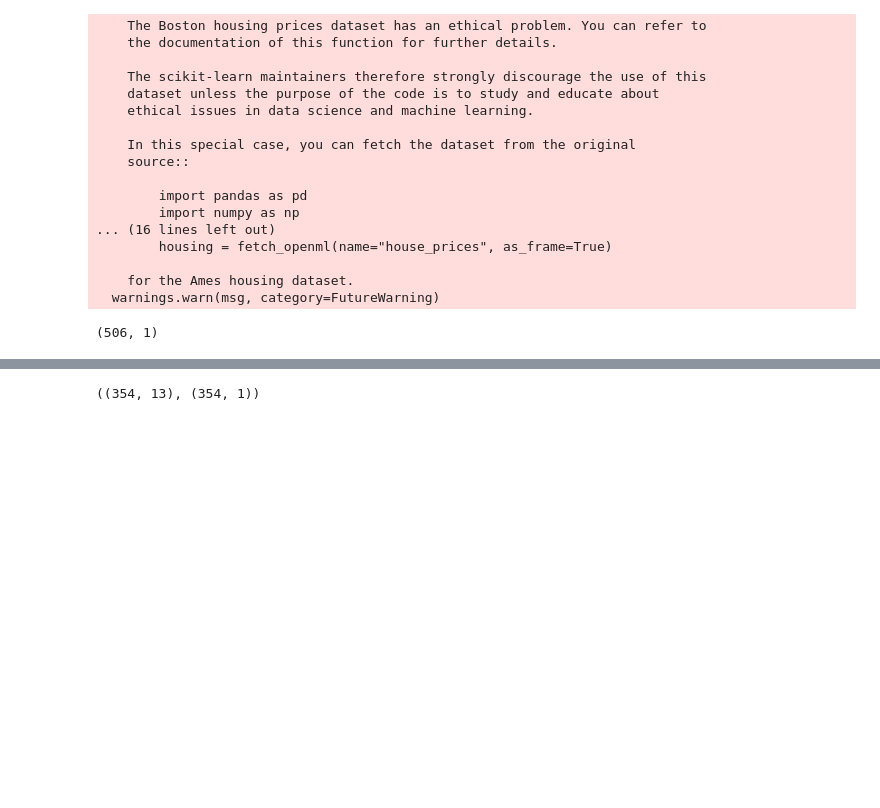
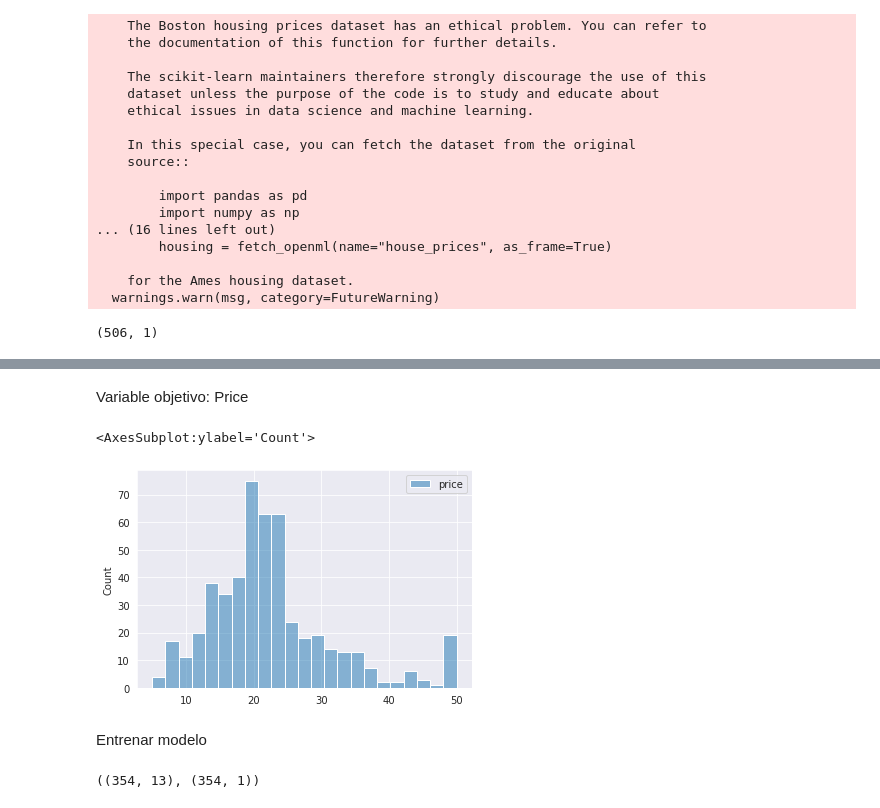
Before and after one commit to jeo10/datamining-frt, a Jupyter notebook: dataset_boston/data_boston.ipynb, the cells around one changed output, grey strips where cells are left out. Drawn from its saved outputs; the diff is of its cells as text; code cells hidden in the pictures; blank space fills up the shorter version.

```diff
--- a/dataset_boston/data_boston.ipynb
+++ b/dataset_boston/data_boston.ipynb
@@ -55,6 +55,15 @@ correlations.style.background_gradient(cmap='Greens')
 | PTRATIO | -0.507787 | 0.289946 | -0.391679 | 0.383248 | -0.121515 | 0.188933 | -0.355501 | 0.261515 | -0.232471 | 0.464741 | 0.460853 | ... |
 | B | 0.333461 | -0.385064 | 0.175520 | -0.356977 | 0.048788 | -0.380051 | 0.128069 | -0.273534 | 0.291512 | -0.444413 | -0.441808 | ... |
 | LSTAT | -0.737663 | 0.455621 | -0.412995 | 0.603800 | -0.053929 | 0.590879 | -0.613808 | 0.602339 | -0.496996 | 0.488676 | 0.543993 | ... |
+# %% [markdown]
+Variable objetivo: Price
+# %%
+sns.histplot(y)
+# %% [output]
+<AxesSubplot:ylabel='Count'>
+[figure, added]
+# %% [markdown]
+Entrenar modelo
 # %%
 x_train, x_test, y_train, y_test = train_test_split(x, y, test_size=0.3, random_state=42)
 # %%
```
Also changed, not shown: parts of 59 cells of this notebook, 1 other file.
